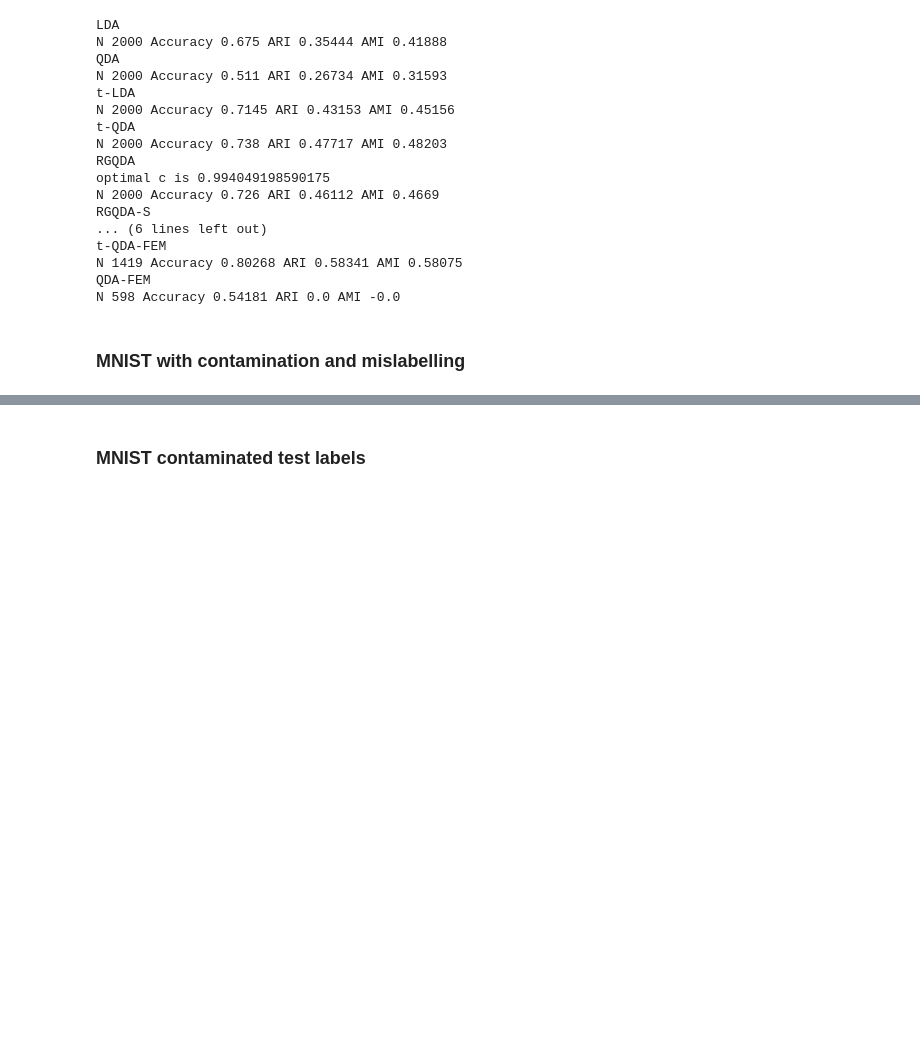
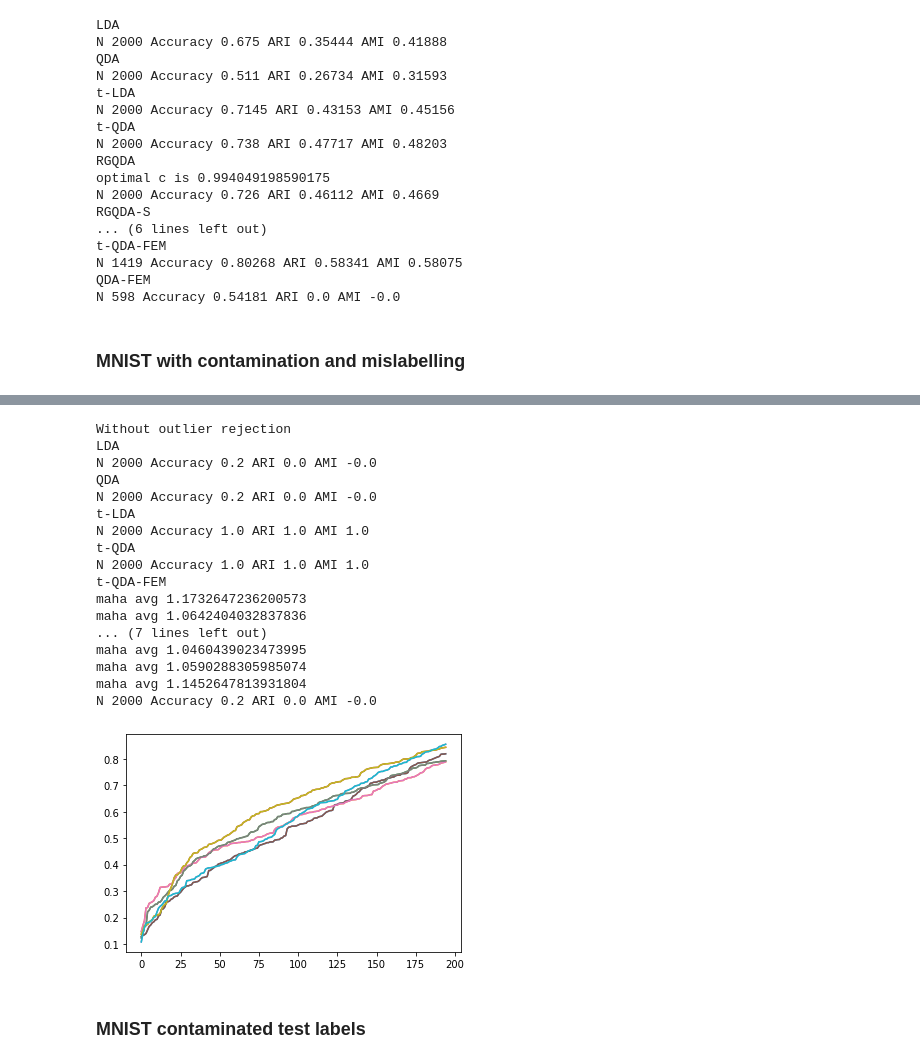
Before and after one commit to Andrewwango/femda, a Jupyter notebook: experiment_LDA.ipynb, the cells around one changed output, grey strips where cells are left out. Cells and saved outputs as stored; diff of their text form; code cells hidden in the pictures; blank space fills up the shorter version.

```diff
--- a/experiment_LDA.ipynb
+++ b/experiment_LDA.ipynb
@@ -325,3 +393,28 @@ N 2000 Accuracy 0.2 ARI 0.0 AMI -0.0
+# %%
+mnist_pca_n = normalise_centered(mnist_pca_contaminated, mnist_labels_mislabelled)
+mnist_test_pca_n = normalise_centered(mnist_test_pca, mnist_test_labels)
+# %%
+print("Without outlier rejection")
+models_MNIST_n = run_all(mnist_pca_n,mnist_labels_mislabelled,mnist_test_pca_n,mnist_test_labels, percent_outliers=0)
+# %% [output]
+Without outlier rejection
+LDA
+N 2000 Accuracy 0.2 ARI 0.0 AMI -0.0
+QDA
+N 2000 Accuracy 0.2 ARI 0.0 AMI -0.0
+t-LDA
+N 2000 Accuracy 1.0 ARI 1.0 AMI 1.0
+t-QDA
+N 2000 Accuracy 1.0 ARI 1.0 AMI 1.0
+t-QDA-FEM
+maha avg 1.1732647236200573
+maha avg 1.0642404032837836
+... (7 lines left out)
+maha avg 1.0460439023473995
+maha avg 1.0590288305985074
+maha avg 1.1452647813931804
+N 2000 Accuracy 0.2 ARI 0.0 AMI -0.0
+[figure, added]
 # %% [markdown]
 ### MNIST contaminated test labels
 # %%
```
Also changed, not shown: parts of 57 cells of this notebook, 5 other files.
